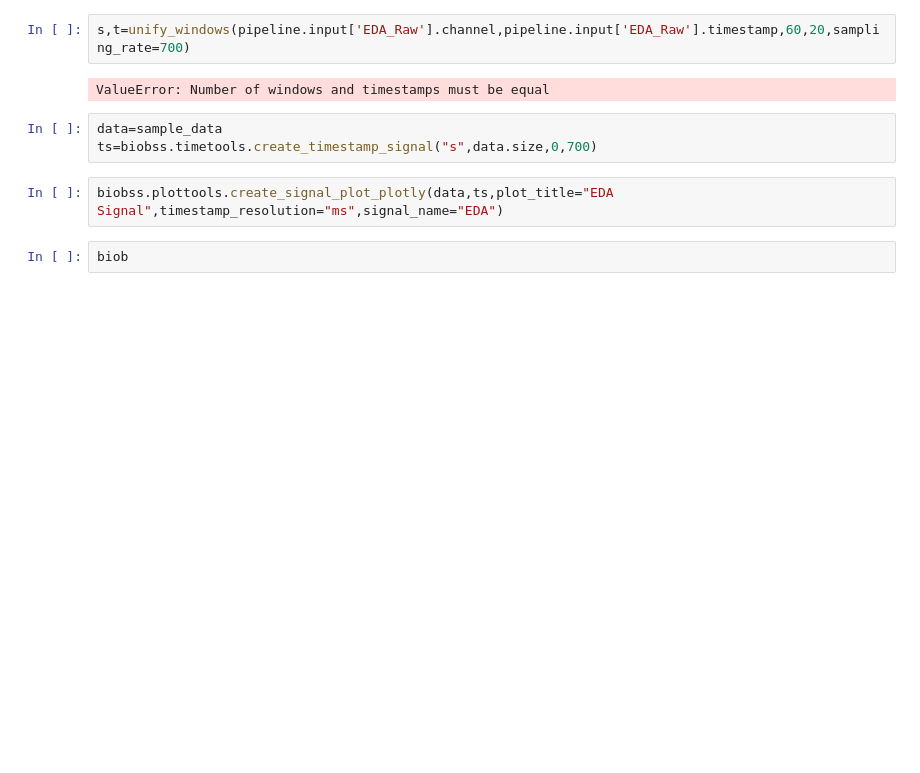
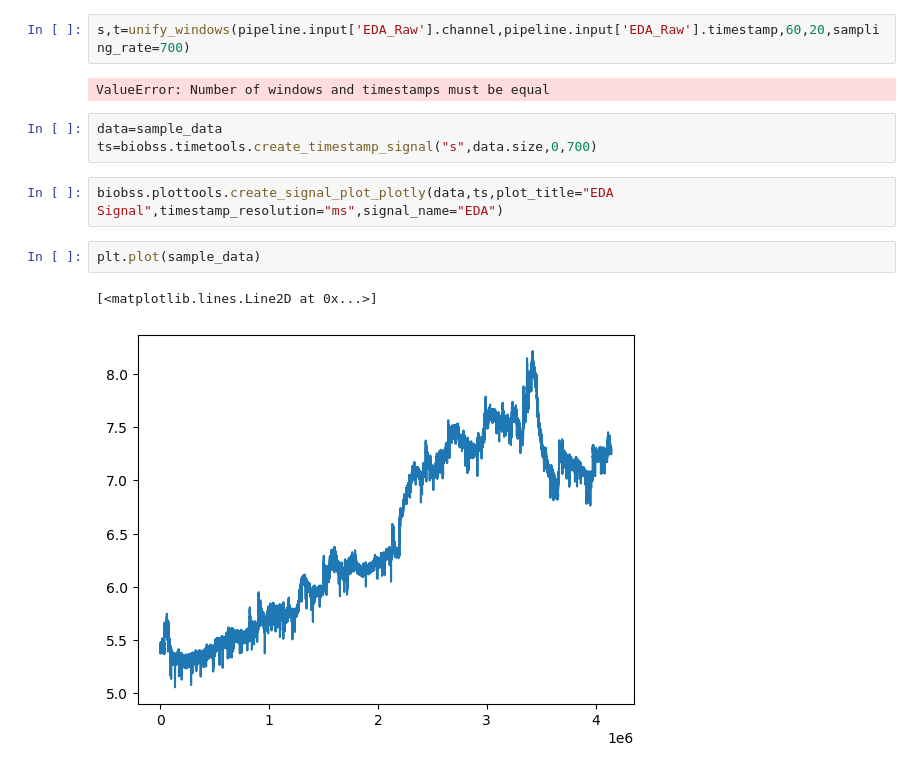
Before and after one commit to obss/BIOBSS, a Jupyter notebook: examples/scrapbook.ipynb, the cells around one changed output. Cells and saved outputs as stored; diff of their text form; blank space fills up the shorter version.

```diff
--- a/examples/scrapbook.ipynb
+++ b/examples/scrapbook.ipynb
@@ -73,5 +75,8 @@ data=sample_data
 ts=biobss.timetools.create_timestamp_signal("s",data.size,0,700)
 # %%
 biobss.plottools.create_signal_plot_plotly(data,ts,plot_title="EDA Signal",timestamp_resolution="ms",signal_name="EDA")
-# %%
-biob
+# %%
+plt.plot(sample_data)
+# %% [output]
+[<matplotlib.lines.Line2D at 0x...>]
+[figure, added]
```
Also changed, not shown: parts of 1 cell of this notebook, 3 other files.
